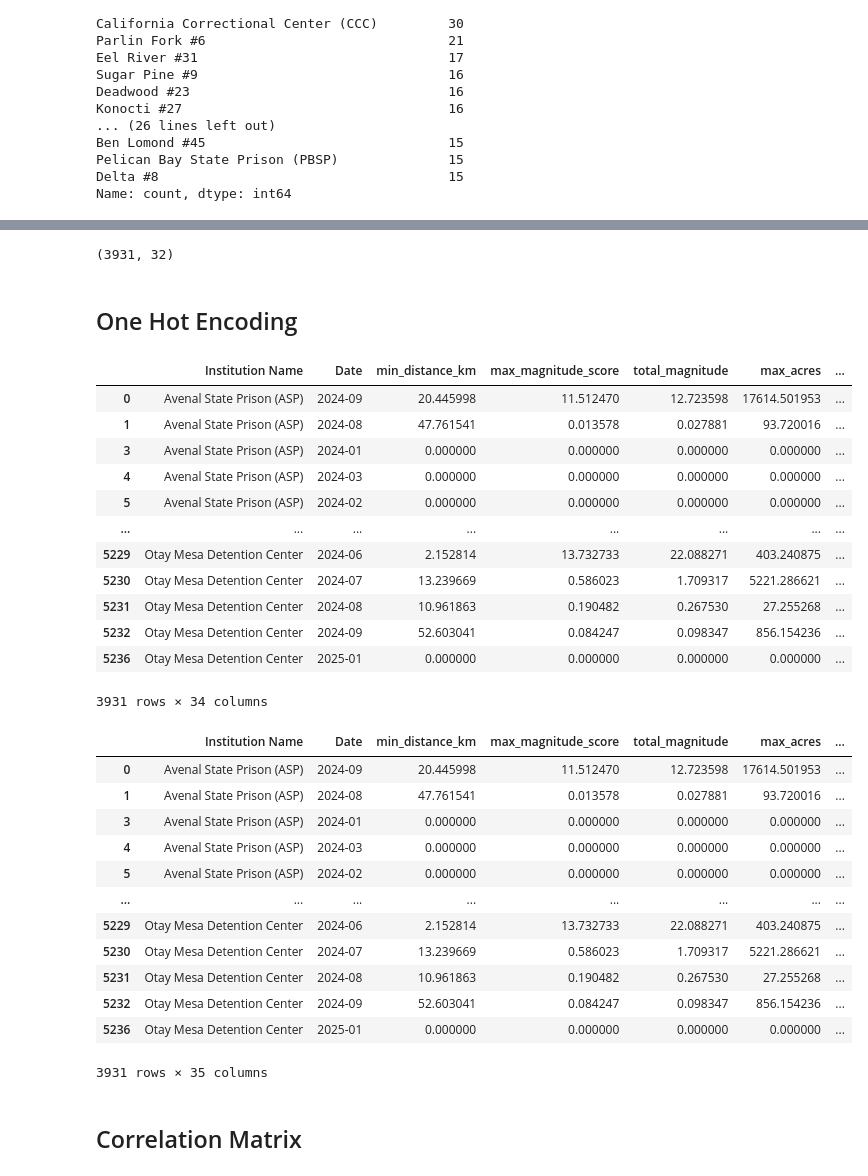
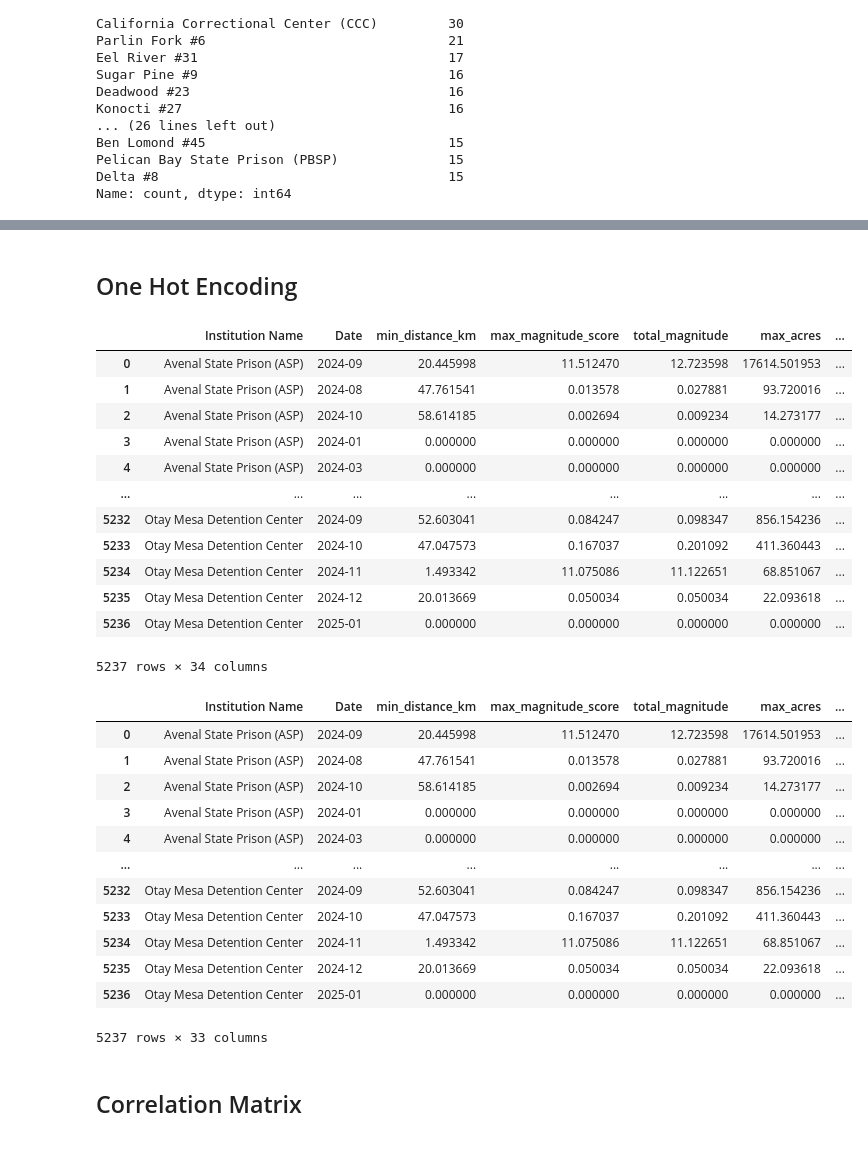
Before and after one commit to allisonsibrian/ca-wildfire-pollution-prison-project, a Jupyter notebook: pre_analysis_final_cleaning.ipynb, the cells around one changed output, grey strips where cells are left out. Drawn from its saved outputs; the diff is of its cells as text; code cells hidden in the pictures.

```diff
--- a/pre_analysis_final_cleaning.ipynb
+++ b/pre_analysis_final_cleaning.ipynb
@@ -162,66 +161,54 @@ single_fac_elevation_data = nonmissing_fac_elevation_data.drop_duplicates(subset
 for index, row in missing_fac_elevation_data.iterrows():
     filter_by_fac = single_fac_elevation_data[single_fac_elevation_data['Institution Name'] == row['Institution Name']]
     finalizing_features.iloc[index, 18:21]= filter_by_fac[['facility_elevation', '5km_buffer_elevation', 'valley_index']]
-# %%
-# Setting aside missing pm values to be inputted in model after it is established.
-# Missing pm values resulted in no EPA or PurpleAir data existing at the specified time frame and/or location.
-missing_pm_values_indices = missing_pm_values_df.index
-
-finalizing_features_all_pm = finalizing_features.drop(missing_pm_values_indices)
-finalizing_features_all_pm.shape
-
-finalizing_features_all_pm.shape
-# %% [output]
-(3931, 32)
-# %% [markdown]
-## One Hot Encoding
+# %%
+# Fixing NA fire_50km_elevation_mean and fire_50km_elevation_max
+finalizing_features.fillna({'fire_50km_elevation_mean': 0, 'fire_50km_elevation_max': 0}, inplace=True)
+# %% [markdown]
+## One Hot Encoding
 # %%
 # OHE Facility Types
 enc = OneHotEncoder()
-enc.fit(finalizing_features_all_pm[['facility_type']])
-enc_fac_data = enc.transform(finalizing_features_all_pm[['facility_type']]).toarray()
-enc_fac_df = pd.DataFrame(data=enc_fac_data, columns=enc.get_feature_names_out(), index=finalizing_features_all_pm.index)
+enc.fit(finalizing_features[['facility_type']])
+enc_fac_data = enc.transform(finalizing_features[['facility_type']]).toarray()
+enc_fac_df = pd.DataFrame(data=enc_fac_data, columns=enc.get_feature_names_out(), index=finalizing_features.index)
 
-finalizing_features_ohe_one = finalizing_features_all_pm.join(enc_fac_df).copy()
+finalizing_features_ohe_one = finalizing_features.join(enc_fac_df).copy()
 finalizing_features_ohe_one.drop(columns='facility_type', inplace=True)
 finalizing_features_ohe_one
 # %% [output]
 |  | Institution Name | Date | min_distance_km | max_magnitude_score | total_magnitude | max_acres | ... |
 | 0 | Avenal State Prison (ASP) | 2024-09 | 20.445998 | 11.512470 | 12.723598 | 17614.501953 | ... |
 | 1 | Avenal State Prison (ASP) | 2024-08 | 47.761541 | 0.013578 | 0.027881 | 93.720016 | ... |
+| 2 | Avenal State Prison (ASP) | 2024-10 | 58.614185 | 0.002694 | 0.009234 | 14.273177 | ... |
 | 3 | Avenal State Prison (ASP) | 2024-01 | 0.000000 | 0.000000 | 0.000000 | 0.000000 | ... |
 | 4 | Avenal State Prison (ASP) | 2024-03 | 0.000000 | 0.000000 | 0.000000 | 0.000000 | ... |
-| 5 | Avenal State Prison (ASP) | 2024-02 | 0.000000 | 0.000000 | 0.000000 | 0.000000 | ... |
 | ... | ... | ... | ... | ... | ... | ... | ... |
-| 5229 | Otay Mesa Detention Center | 2024-06 | 2.152814 | 13.732733 | 22.088271 | 403.240875 | ... |
-| 5230 | Otay Mesa Detention Center | 2024-07 | 13.239669 | 0.586023 | 1.709317 | 5221.286621 | ... |
-| 5231 | Otay Mesa Detention Center | 2024-08 | 10.961863 | 0.190482 | 0.267530 | 27.255268 | ... |
 | 5232 | Otay Mesa Detention Center | 2024-09 | 52.603041 | 0.084247 | 0.098347 | 856.154236 | ... |
+| 5233 | Otay Mesa Detention Center | 2024-10 | 47.047573 | 0.167037 | 0.201092 | 411.360443 | ... |
+| 5234 | Otay Mesa Detention Center | 2024-11 | 1.493342 | 11.075086 | 11.122651 | 68.851067 | ... |
+| 5235 | Otay Mesa Detention Center | 2024-12 | 20.013669 | 0.050034 | 0.050034 | 22.093618 | ... |
 | 5236 | Otay Mesa Detention Center | 2025-01 | 0.000000 | 0.000000 | 0.000000 | 0.000000 | ... |
-3931 rows × 34 columns
+5237 rows × 34 columns
 # %%
-# OHE Sensor Types
-enc.fit(finalizing_features_all_pm[['sensor_type']])
-enc_sensor_data = enc.transform(finalizing_features_all_pm[['sensor_type']]).toarray()
-enc_sensor_df = pd.DataFrame(data=enc_sensor_data, columns=enc.get_feature_names_out(), index=finalizing_features_ohe_one.index)
-
-finalizing_features_all = finalizing_features_ohe_one.join(enc_sensor_df).copy()
-finalizing_features_all.drop(columns=['sensor_type'], inplace=True)
-finalizing_features_all
+# Considering there are 1306 missing PM 2.5 values, there are no sensor types for these missing values as well.
+# If adding missing PM 2.5 values to model, it would be best to drop the sensor type column
+finalizing_features_ohe_one.drop(columns=['sensor_type'], inplace=True)
+finalizing_features_ohe_one
 # %% [output]
 |  | Institution Name | Date | min_distance_km | max_magnitude_score | total_magnitude | max_acres | ... |
 | 0 | Avenal State Prison (ASP) | 2024-09 | 20.445998 | 11.512470 | 12.723598 | 17614.501953 | ... |
 | 1 | Avenal State Prison (ASP) | 2024-08 | 47.761541 | 0.013578 | 0.027881 | 93.720016 | ... |
+| 2 | Avenal State Prison (ASP) | 2024-10 | 58.614185 | 0.002694 | 0.009234 | 14.273177 | ... |
 | 3 | Avenal State Prison (ASP) | 2024-01 | 0.000000 | 0.000000 | 0.000000 | 0.000000 | ... |
 | 4 | Avenal State Prison (ASP) | 2024-03 | 0.000000 | 0.000000 | 0.000000 | 0.000000 | ... |
-| 5 | Avenal State Prison (ASP) | 2024-02 | 0.000000 | 0.000000 | 0.000000 | 0.000000 | ... |
 | ... | ... | ... | ... | ... | ... | ... | ... |
-| 5229 | Otay Mesa Detention Center | 2024-06 | 2.152814 | 13.732733 | 22.088271 | 403.240875 | ... |
-| 5230 | Otay Mesa Detention Center | 2024-07 | 13.239669 | 0.586023 | 1.709317 | 5221.286621 | ... |
-| 5231 | Otay Mesa Detention Center | 2024-08 | 10.961863 | 0.190482 | 0.267530 | 27.255268 | ... |
 | 5232 | Otay Mesa Detention Center | 2024-09 | 52.603041 | 0.084247 | 0.098347 | 856.154236 | ... |
+| 5233 | Otay Mesa Detention Center | 2024-10 | 47.047573 | 0.167037 | 0.201092 | 411.360443 | ... |
+| 5234 | Otay Mesa Detention Center | 2024-11 | 1.493342 | 11.075086 | 11.122651 | 68.851067 | ... |
+| 5235 | Otay Mesa Detention Center | 2024-12 | 20.013669 | 0.050034 | 0.050034 | 22.093618 | ... |
 | 5236 | Otay Mesa Detention Center | 2025-01 | 0.000000 | 0.000000 | 0.000000 | 0.000000 | ... |
-3931 rows × 35 columns
+5237 rows × 33 columns
 # %% [markdown]
 ## Correlation Matrix
 # %%
```
Also changed, not shown: parts of 11 cells of this notebook.
